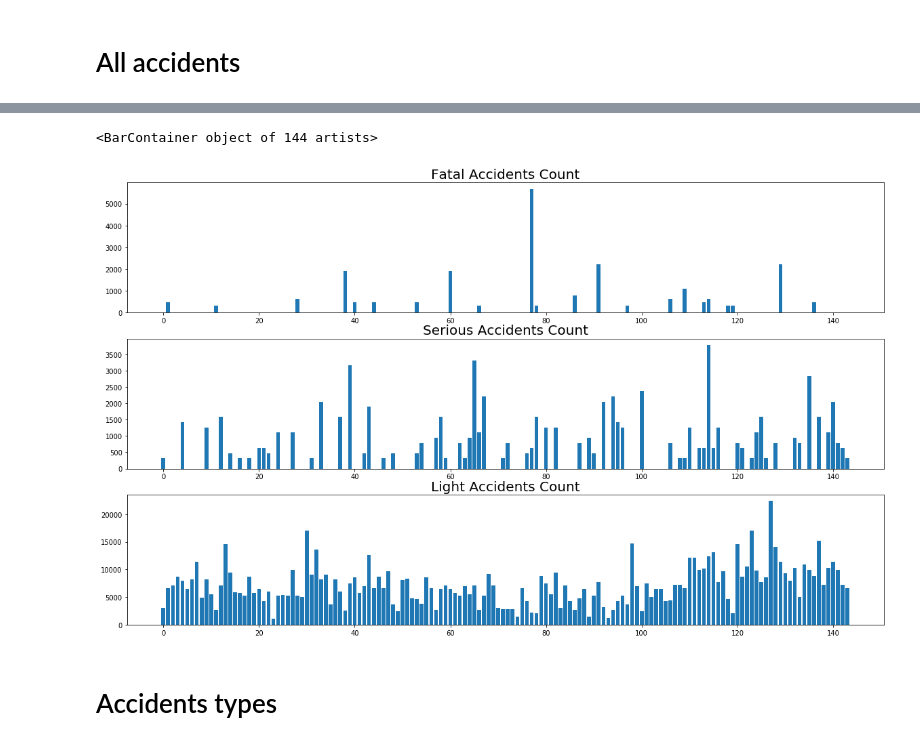
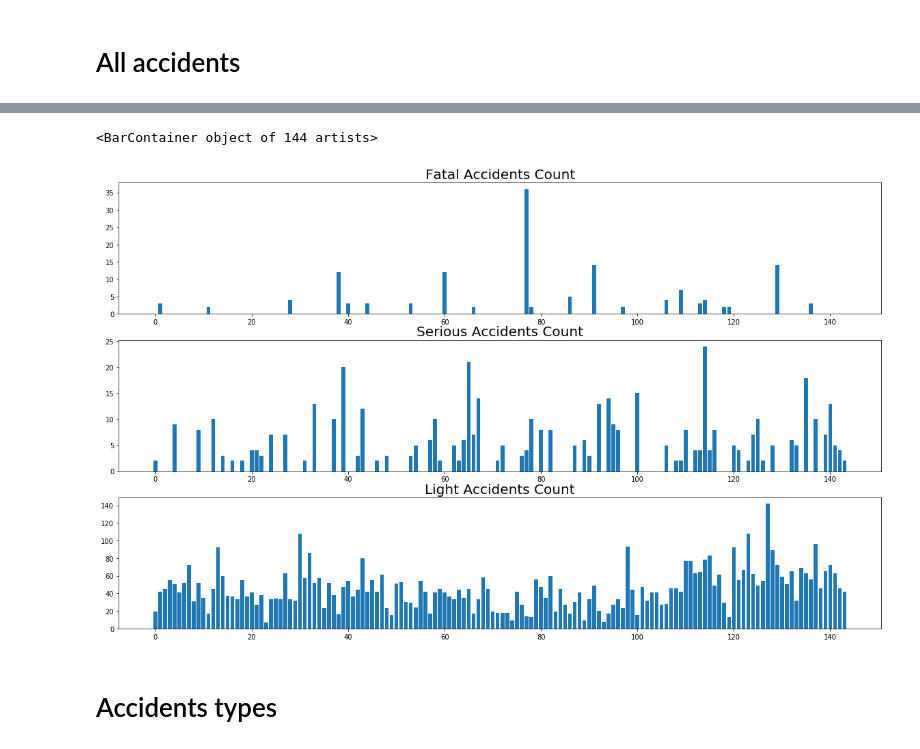
Before and after one commit to Yaminbens/Anyway, a Jupyter notebook: TemporalDifferences.ipynb, the cells around one changed output, grey strips where cells are left out. Drawn from its saved outputs; the diff is of its cells as text; code cells hidden in the pictures.

```diff
--- a/TemporalDifferences.ipynb
+++ b/TemporalDifferences.ipynb
@@ -67,11 +67,11 @@ for year in years:
 severities = range(1,4)
 # %%
 acclist = []
+allacclist = []
 for i in range(3):
     acclist.append([])
 for year in years:
     for month in months:
-#         accidents[year][month] = df.loc[(df['road_segment_number'] == 90) & (df['accident_year'] == year) & (df['accident_month'] == month)].size
-#         acclist.append(accidents[year][month])
         for sev in severities:
-            acclist[sev-1].append(df.loc[(df['road1'] == 77) & (df['accident_year'] == year) & (df['accident_month'] == month) & (df['accident_severity'] == sev)].size)
+            acclist[sev-1].append((df.loc[(df['road1'] == 77) & (df['accident_year'] == year) & (df['accident_month'] == month) & (df['accident_severity'] == sev)].shape[0]))
+        allacclist.append(sum(acclist[i-1][-1] for i in severities))
@@ -78,21 +87,18 @@ for year in years:
 # %%
-import matplotlib.pyplot as plt
-import numpy as np
-
-fig = plt.figure(figsize=(20, 12))
+plt.figure(figsize=(20, 12))
 ax1=plt.subplot(3, 1, 1)
 ax1.set_title('Fatal Accidents Count', fontsize=20)
 ax2=plt.subplot(3, 1, 2)
 ax2.set_title('Serious Accidents Count', fontsize=20)
 ax3=plt.subplot(3, 1, 3)
 ax3.set_title('Light Accidents Count', fontsize=20)
 
 ax1.bar(np.arange(len(acclist[0])),acclist[0])
 ax2.bar(np.arange(len(acclist[1])),acclist[1])
 ax3.bar(np.arange(len(acclist[2])),acclist[2])
 # %% [output]
 <BarContainer object of 144 artists>
-[figure, old version]
+[figure, new version]
 # %% [markdown]
 # Accidents types
 # %%
```
Also changed, not shown: parts of 1 cell of this notebook.
